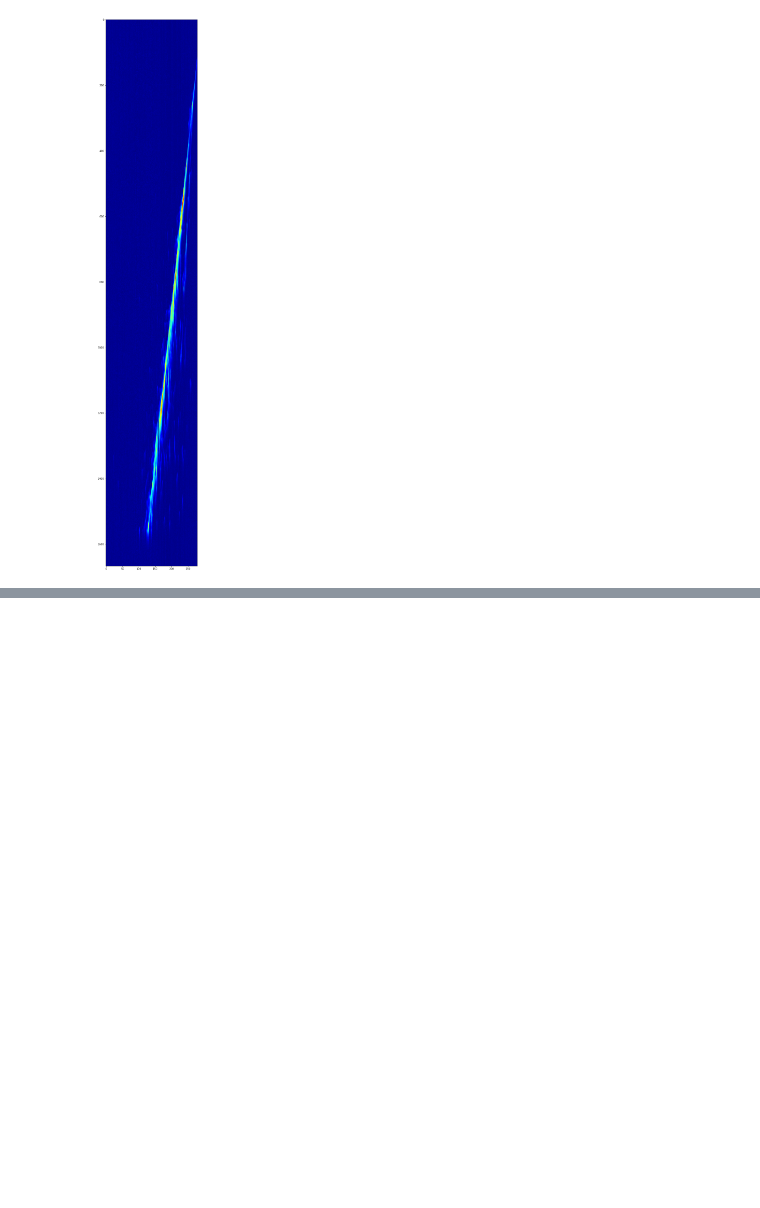
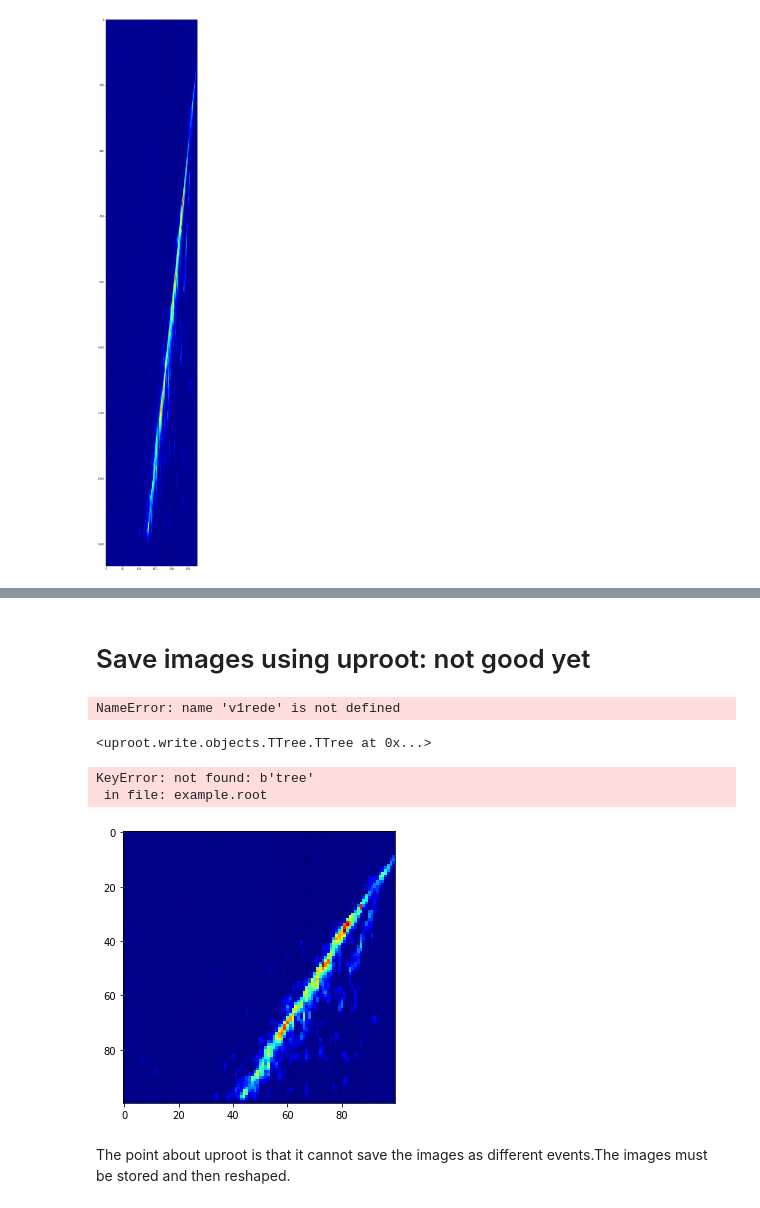
Before and after one commit to Ssciences/DeepNeutrino, a Jupyter notebook: Preliminaries.ipynb, the cells around one changed output, grey strips where cells are left out. Saved outputs shown, nothing was run; the diff lists cells and outputs as text; code cells hidden in the pictures; blank space fills up the shorter version.

```diff
--- a/Preliminaries.ipynb
+++ b/Preliminaries.ipynb
@@ -295,0 +282,35 @@ Conviene reducir a 100x100 pixeles
+# %% [markdown]
+# Save images using uproot: not good yet
+# %%
+f=uproot.recreate("example.root")
+f["tree"] = uproot.newtree({"branch": "int32"})
+f["tree"].extend({"branch": v1rede.flatten()})
+# %% [output]
+NameError: name 'v1rede' is not defined
+# %%
+f["tree"]
+# %% [output]
+<uproot.write.objects.TTree.TTree at 0x...>
+# %%
+import uproot
+import numpy as np
+import matplotlib.pyplot as plt
+
+file1= uproot.open("example.root")
+tree1=file1["tree"]
+tree1.keys()
+# %% [output]
+KeyError: not found: b'tree'
+ in file: example.root
+# %%
+imagen=tree1.array(b'branch')
+imagen=imagen.reshape(100,100)
+# %%
+fig = plt.figure(frameon = False)
+plt.imshow(imagen.T,cmap = 'jet',interpolation='none')
+fig.set_size_inches(5, 5) ##grey scale
+plt.savefig('small.png')
+# %% [output]
+[figure, added]
+# %% [markdown]
+The point about uproot is that it cannot save the images as different events.The images must be stored and then reshaped.
```
Also changed, not shown: parts of 23 cells of this notebook, 1 other file.
